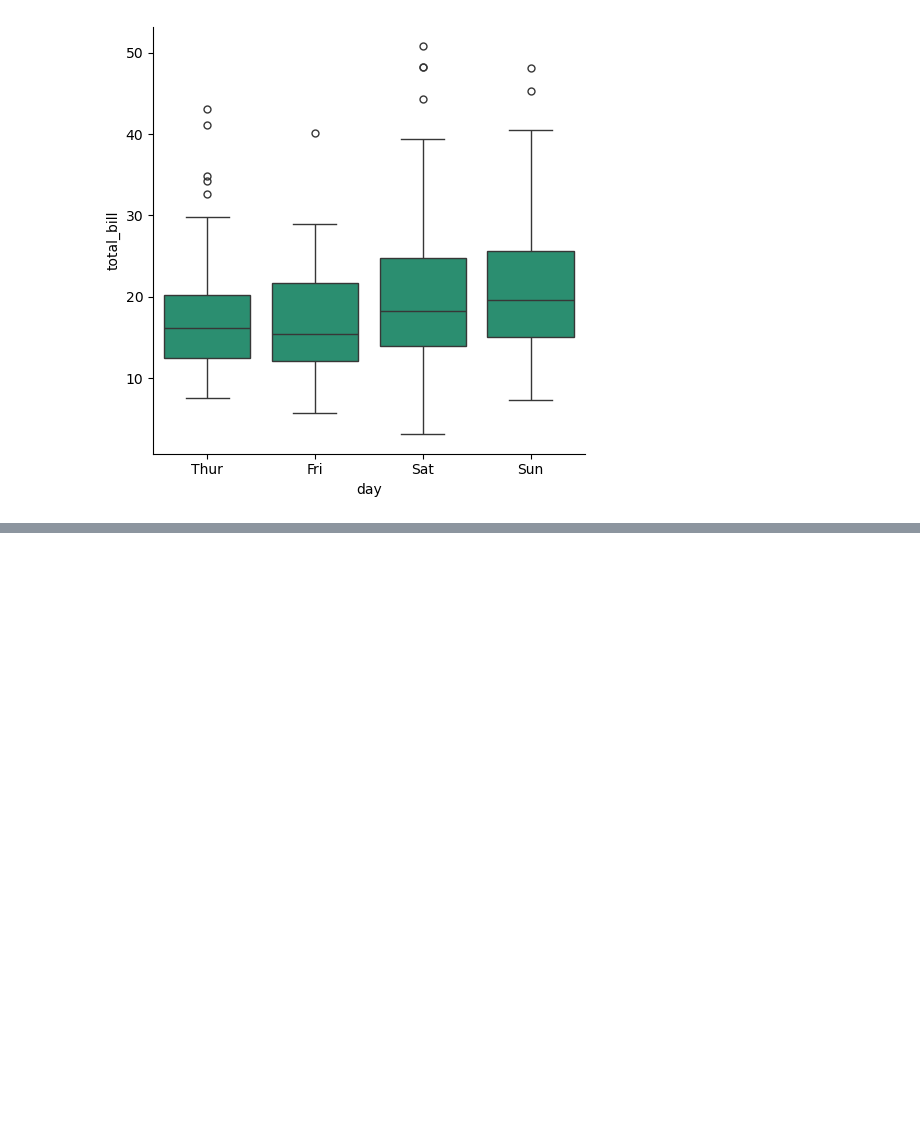
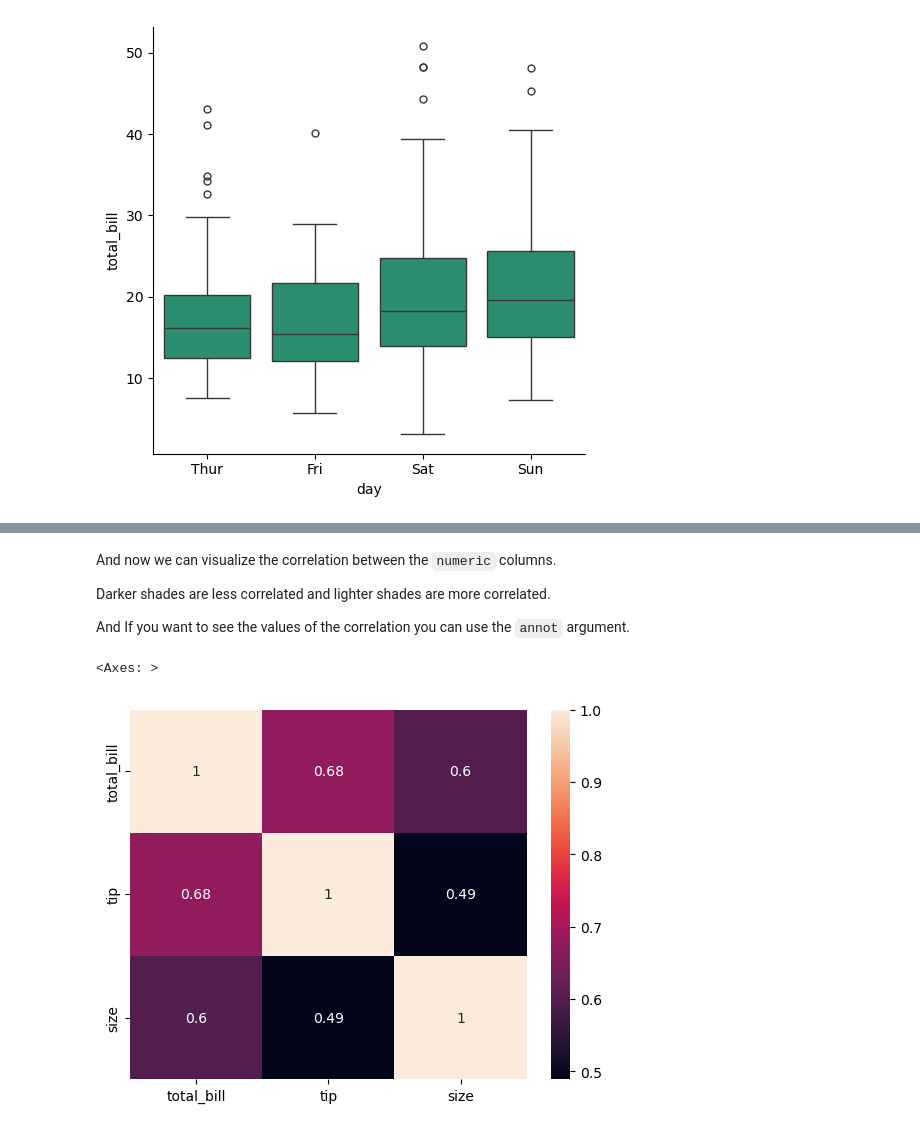
Before and after one commit to RishatTalukder/Machine-Learning-Zero-to-Hero, a Jupyter notebook: 5_Seaborn/11_Data_Visualization_with_Seaborn.ipynb, the cells around one changed output, grey strips where cells are left out. Cells and saved outputs as stored; diff of their text form; code cells hidden in the pictures; blank space fills up the shorter version.

```diff
--- a/5_Seaborn/11_Data_Visualization_with_Seaborn.ipynb
+++ b/5_Seaborn/11_Data_Visualization_with_Seaborn.ipynb
@@ -595,0 +657,11 @@ So, I would heavily recommend going to the [official documentation](https://seab
+# %% [markdown]
+And now we can visualize the correlation between the `numeric` columns.
+
+Darker shades are less correlated and lighter shades are more correlated.
+
+And If you want to see the values of the correlation you can use the `annot` argument.
+# %%
+sns.heatmap(corr, annot=True)
+# %% [output]
+<Axes: >
+[figure, added]
```
Also changed, not shown: parts of 43 cells of this notebook.
